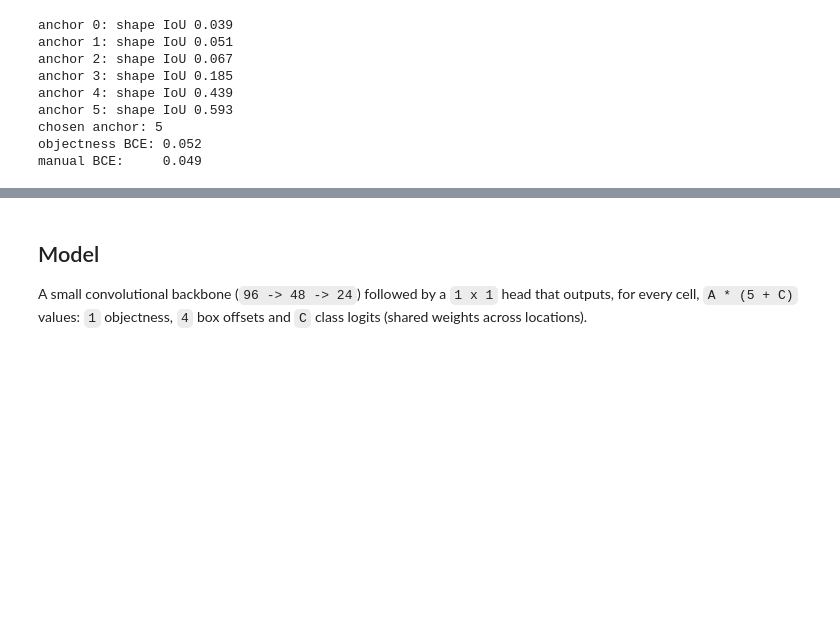
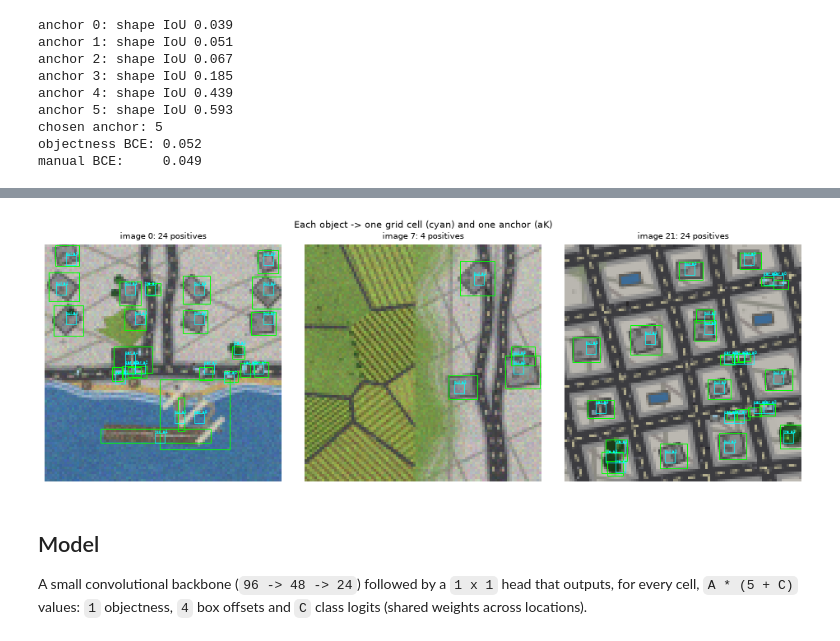
Before and after one commit to ogrisel/mplsyn, a Jupyter notebook: notebooks/08_train_object_detection.ipynb, the cells around one changed output, grey strips where cells are left out. Saved outputs shown, nothing was run; the diff lists cells and outputs as text; code cells hidden in the pictures; blank space fills up the shorter version.

```diff
--- a/notebooks/08_train_object_detection.ipynb
+++ b/notebooks/08_train_object_detection.ipynb
@@ -334,3 +365,40 @@ manual BCE:     0.049
+# %%
+import matplotlib.patches as mpatches
+def assigned_slots(objects):
+    """Return (class, box, anchor_idx, col, row) for every usable object."""
+    slots = []
+    for obj in objects:
+        x0, y0, x1, y1 = obj.bbox
+        width, height = x1 - x0, y1 - y0
+        if width <= 0 or height <= 0:
+            continue
+        anchor_idx = int(np.argmax([shape_iou((width, height), a) for a in ANCHORS]))
+        centre_x, centre_y = (x0 + x1) / 2, (y0 + y1) / 2
+        col = int(np.clip(centre_x * GRID, 0, GRID - 1))
+        row = int(np.clip((1 - centre_y) * GRID, 0, GRID - 1))
+        slots.append((LABEL_MAP[obj.label], obj.bbox, anchor_idx, col, row))
+    return slots
+
+
+cell_size = SIZE / GRID
+fig, axes = plt.subplots(1, 3, figsize=(12, 4.2), dpi=80)
+for ax, sample_index in zip(axes, (0, 7, 21)):
+    ax.imshow(images[sample_index].permute(1, 2, 0))
+    for name, (x0, y0, x1, y1), anchor_idx, col, row in assigned_slots(objects_per_image[sample_index]):
+        # ground-truth box
+        ax.add_patch(mpatches.Rectangle((x0 * SIZE, (1 - y1) * SIZE), (x1 - x0) * SIZE, (y1 - y0) * SIZE,
+                     edgecolor="lime", facecolor="none", linewidth=0.9))
+        # target grid cell (row counts from the top)
+        ax.add_patch(mpatches.Rectangle((col * cell_size, row * cell_size), cell_size, cell_size,
+                     edgecolor="cyan", facecolor="none", linewidth=0.7))
+        ax.text(col * cell_size, row * cell_size, f"{name[:3]} a{anchor_idx}", color="cyan", fontsize=4.5)
+    ax.set_title(f"image {sample_index}: {len(assigned_slots(objects_per_image[sample_index]))} positives", fontsize=9)
+    ax.axis("off")
+plt.suptitle("Each object -> one grid cell (cyan) and one anchor (aK)", fontsize=10)
+plt.tight_layout()
+plt.show()
+# %% [output]
+[figure, added]
 # %%
 def box_iou(box_a, box_b):
     """IoU of two (x0, y0, x1, y1) boxes (bottom-left origin)."""
```
Also changed, not shown: parts of 9 cells of this notebook, 6 other files.
